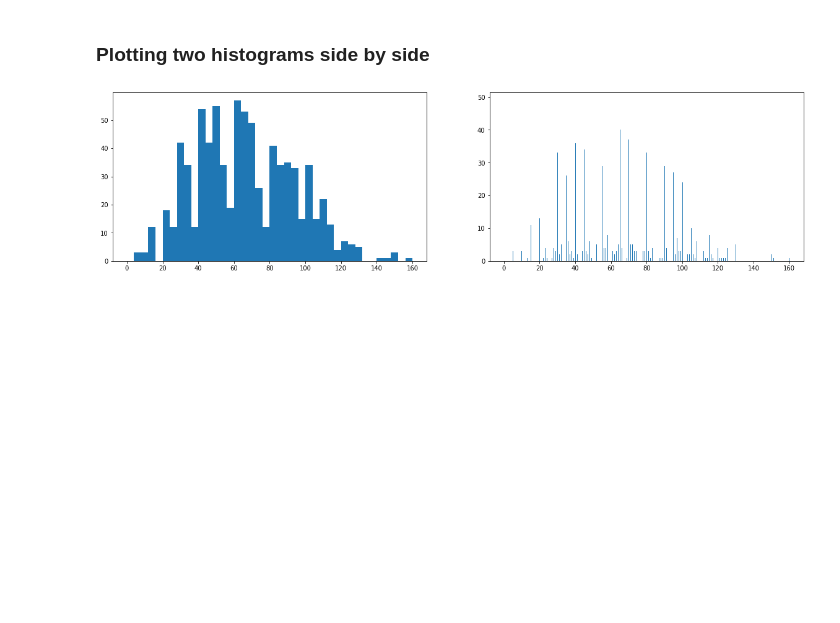
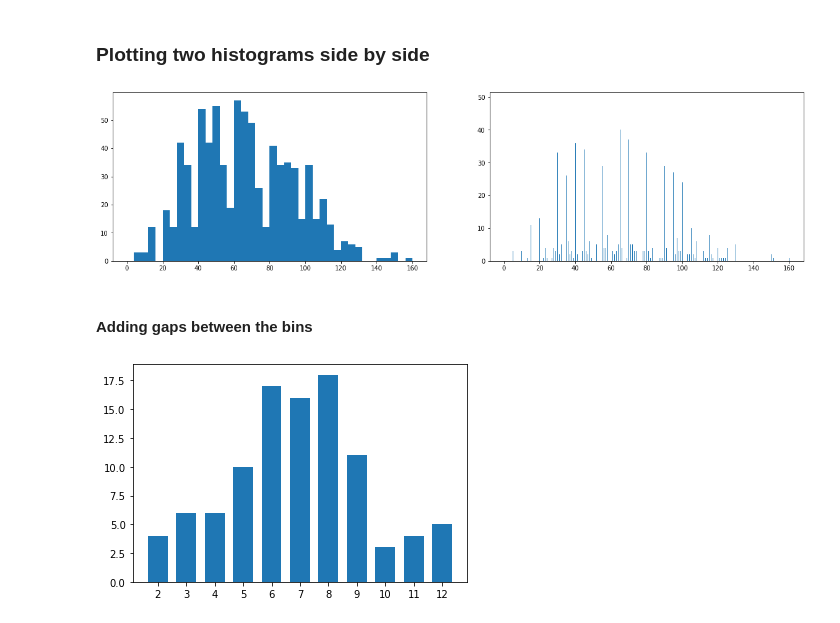
Before and after one commit to Tavnuh/Visualisations, a Jupyter notebook: Univariate Plotting/Histograms.ipynb, the cells around one changed output. Drawn from its saved outputs; the diff is of its cells as text; code cells hidden in the pictures; blank space fills up the shorter version.

Commit message:
Updated histogram notebook

```diff
--- a/Univariate Plotting/Histograms.ipynb
+++ b/Univariate Plotting/Histograms.ipynb
@@ -72,3 +72,13 @@ bins = np.arange(0,pokemon['speed'].max()+1/4,1/4)
 plt.hist(data = pokemon, x = 'speed', bins = bins);
 # %% [output]
 [figure]
+# %% [markdown]
+#### Adding gaps between the bins
+# %%
+die_rolls = pd.read_csv('die-rolls.csv')
+# %%
+bin_edges = np.arange(1.5, 12.5+1, 1)
+plt.hist(data=die_rolls, x='Sum', bins = bin_edges, rwidth = 0.7)
+plt.xticks(np.arange(2, 12+1, 1));
+# %% [output]
+[figure, added]
```
Also changed, not shown: 1 other file.
